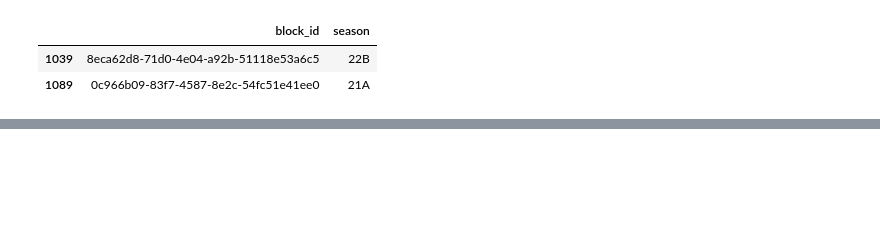
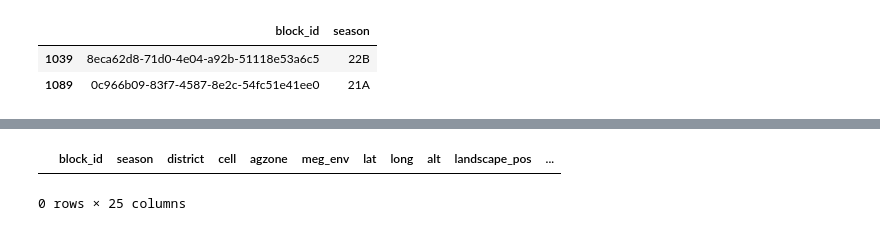
Before and after one commit to Vin-Okumu/maize-yield-optimization-rwanda, a Jupyter notebook: 02_Notebooks/01_data_audit.ipynb, the cells around one changed output, grey strips where cells are left out. Saved outputs shown, nothing was run; the diff lists cells and outputs as text; code cells hidden in the pictures; blank space fills up the shorter version.

```diff
--- a/02_Notebooks/01_data_audit.ipynb
+++ b/02_Notebooks/01_data_audit.ipynb
@@ -1431,0 +1438,5 @@ plot_df[
+# %%
+field_df[field_df["meg_env"].isna()]
+# %% [output]
+|  | block_id | season | district | cell | agzone | meg_env | lat | long | alt | landscape_pos | ... |
+0 rows × 25 columns
```
Also changed, not shown: parts of 8 cells of this notebook.
